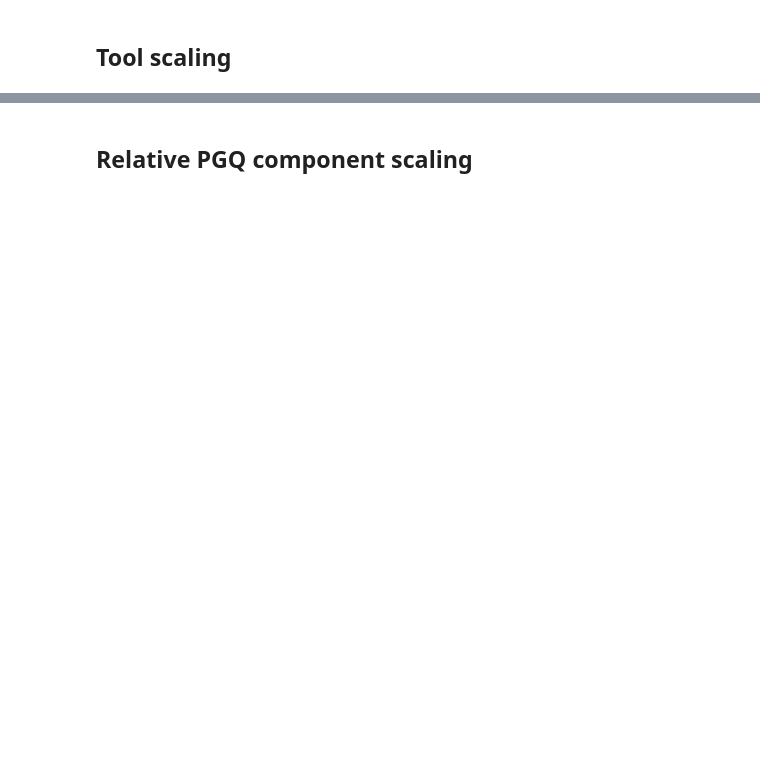
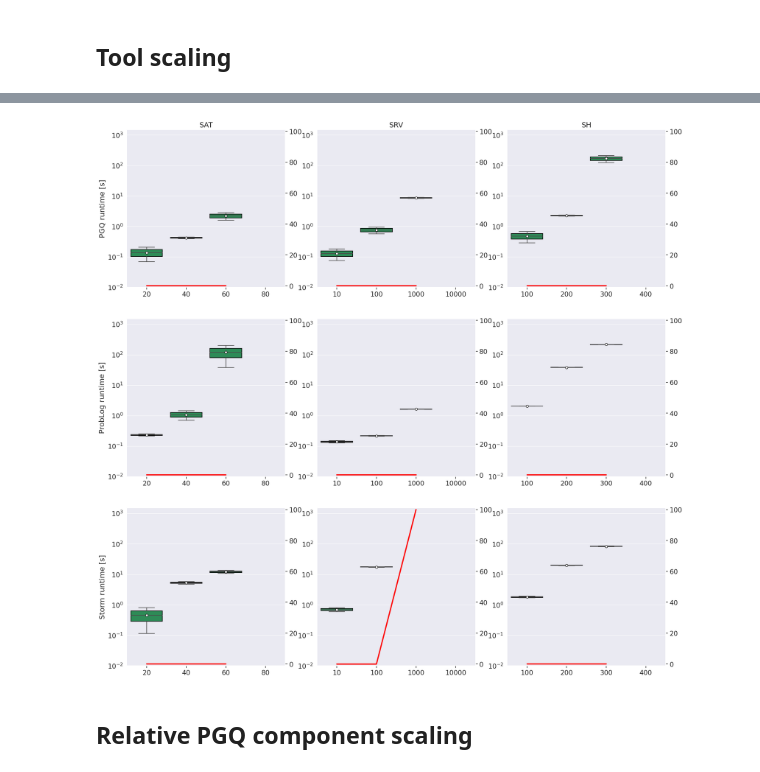
Before and after one commit to PELAB-LiU/ProbabilisticGraphQuery, a Jupyter notebook: measurements/a_rq1_scaling.ipynb, the cells around one changed output, grey strips where cells are left out. Saved outputs shown, nothing was run; the diff lists cells and outputs as text; code cells hidden in the pictures; blank space fills up the shorter version.

Commit message:
Updated diagram drawers

```diff
--- a/measurements/a_rq1_scaling.ipynb
+++ b/measurements/a_rq1_scaling.ipynb
@@ -42,39 +36,69 @@ meanprops={
 # %% [markdown]
 ## Tool scaling
 # %%
-meanprops={'marker':'o',
-    'markerfacecolor':'white',
-    'markeredgecolor':'black',
-    'markersize':'6'}
+def subScaleChart(df, ax, case, tool, dfy_name, sizes, ylabel_left=None, ylabel_right=None, xlabel=None, title=None, legend=False, aux_log=False):
+    domain = df[df['prefix']==case] # Filter domain
 
-
-def subScaleChart(df, ax, case, tool, dfy_name, sizes, ylabel=None, xlabel=None, legend=False, title=None, dfx_name="size"]):
-    df = df[validResult(df, tool)]
-    im = sns.boxplot(x=dfx_name, y=dfy_name, data=df_case_pl_ok, ax=ax, showmeans=True, meanprops=meanprops, **PROPS)
+    # Base scale diagram
+    completed = domain[validResult(domain, tool)] # Filter completed results
+    all_completed = completed.set_index(['size']).join(sizes.set_index(['size']),how='outer').reset_index() # Fix x axis for missing data
+    im = sns.boxplot(x='size', y=dfy_name, data=all_completed, ax=ax, showmeans=True, meanprops=meanprops, **PROPS)
     im.axes.set_yscale('log')
-    im.axes.set_ylabel(ylabel)
+    ax.set(title=title, ylabel=ylabel_left, xlabel=xlabel)
     im.axes.set_ylim(0.01, 1500)
 
-    rate = df_case.groupby(['size']).count().reset_index()[['size','prefix']].rename(columns={'prefix':'count'}).astype({'count':'int'}).set_index(['size']).join(
-        df_case[df_case['problog.timeout']==True].groupby(['size']).count().reset_index()[['size','prefix']].rename(columns={'prefix':'timeouts'}).astype({'timeouts':'int'}).set_index(['size']),
-        how='outer'
-    ).reset_index().fillna(0)
+    print("=========================================================================")
+    print(f"Reduced data for {tool} on {case}.")
+    print(all_completed.groupby(['size']).mean(numeric_only=True).reset_index()[['size',f"{tool}.total[s]"]].rename(columns={f"{tool}.total[s]": "Mean"}))
+
+    # Compute timeout
+    count = domain.groupby(['size']).count().reset_index()[['size','prefix']].rename(columns={'prefix':'count'}).astype({'count':'int'}).set_index(['size'])#.join(
+    timeout = domain[timeoutResult(domain, tool)].groupby(['size']).count().reset_index()[['size','prefix']].rename(columns={'prefix':'timeouts'}).astype({'timeouts':'int'}).set_index(['size']),
+    rate = count.join(timeout, how='outer').reset_index().fillna(0)
     rate['timeout %'] = rate['timeouts']/rate['count']*100
-    print('SAT PL failure rate')
-    print(rate)
 
-im = sns.lineplot(data=rate, x='size',y='timeout %', ax=ax2.twiny().twinx(), color='red', legend=False, linewidth=3)
-im.axes.set_ylim(-1,101)
-im.axes.set_ylabel(None)
-im.axes.set_xlim(10,90)
-im.axes.set_xticks([])
+    # Timeout diagram
+    if aux_log:
+        rate['size'] = np.log(rate['size'])
+    im = sns.lineplot(data=rate, x='size',y='timeout %', ax=ax.twiny().twinx(), color='red', legend=False, linewidth=3)
+    im.axes.set_ylim(-1,101)
+    im.axes.set_ylabel(None)
+
+    # fix timeout axis for log measurements
+    if aux_log:
+        low = np.log(sizes['size'].min())
+        high = np.log(sizes['size'].max())
+        count = sizes['size'].count()-1
+        step = (high-low)/(count)
+        im.axes.set_xlim(low-(step/2),high+(step/2))
+    else:
+        low = sizes['size'].min()
+        high = sizes['size'].max()
+        count = sizes['size'].count()-1
+        step = (high-low)/(count)
+        im.axes.set_xlim(low-(step/2),high+(step/2))
+    im.axes.grid(False)
+    im.axes.set_xticks([])
+
+    print(rate[['size','count','timeouts','timeout %']])
 
 
 
 
-fig, axes = plt.subplots(3, 3, figsize=(18,18))
+fig, axes = plt.subplots(3, 3, figsize=(24,24))
 fig.suptitle(None)
 
+subScaleChart(df_scale, axes[0,0], 'SAT', 'incremental', 'incremental.total[s]', sat_range, title='SAT', ylabel_left='PGQ runtime [s]')
+subScaleChart(df_scale, axes[0,1], 'SRV', 'incremental', 'incremental.total[s]', srv_range, title='SRV', aux_log=True)
+subScaleChart(df_scale, axes[0,2], 'SH', 'incremental', 'incremental.total[s]', sh_range, title='SH')
 
+subScaleChart(df_scale, axes[1,0], 'SAT', 'problog', 'problog.total[s]', sat_range, ylabel_left='ProbLog runtime [s]')
+subScaleChart(df_scale, axes[1,1], 'SRV', 'problog', 'problog.total[s]', srv_range, aux_log=True)
+subScaleChart(df_scale, axes[1,2], 'SH', 'problog', 'problog.total[s]', sh_range)
+
+subScaleChart(df_scale, axes[2,0], 'SAT', 'storm', 'storm.total[s]', sat_range, ylabel_left='Storm runtime [s]')
+subScaleChart(df_scale, axes[2,1], 'SRV', 'storm', 'storm.total[s]', srv_range, aux_log=True)
+subScaleChart(df_scale, axes[2,2], 'SH', 'storm', 'storm.total[s]', sh_range)
 
 fig.savefig("figures/scaling.pdf", bbox_inches='tight')
+# %% [output]
@@ -81,2 +122,3 @@ fig.savefig("figures/scaling.pdf", bbox_inches='tight')
+[figure, added]
 # %% [markdown]
 ## Relative PGQ component scaling
```
Also changed, not shown: parts of 11 cells of this notebook, 6 other files.
